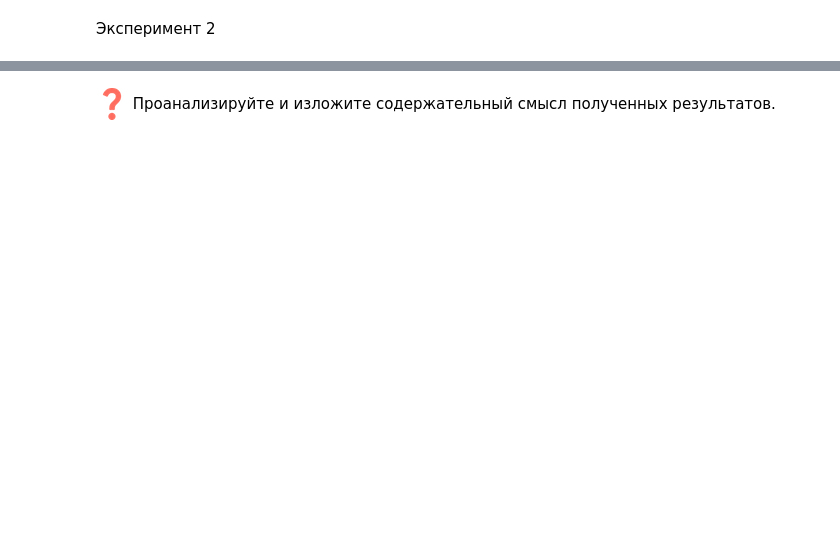
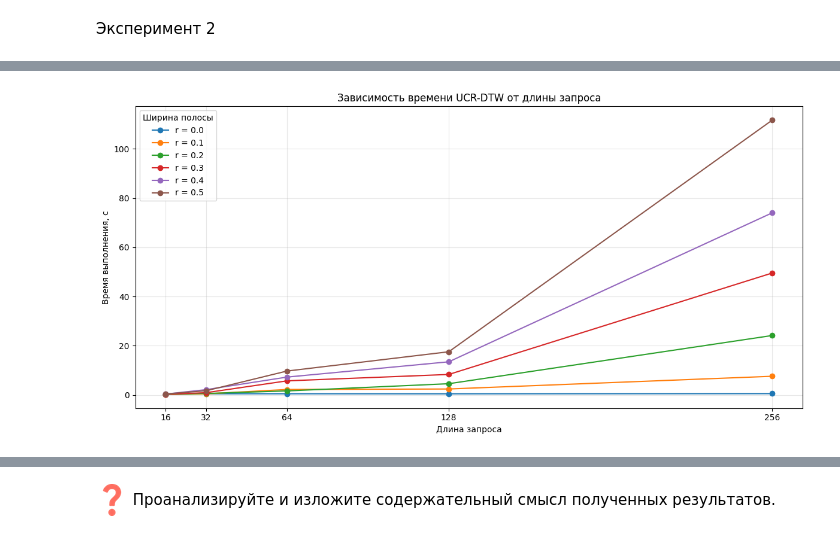
Before and after one commit to MikhailArtemev03/2026-Artemev-TimeSeriesCourse, a Jupyter notebook: practice/02 Similarity search/02_Similarity_search.ipynb, the cells around one changed output, grey strips where cells are left out. Cells and saved outputs as stored; diff of their text form; code cells hidden in the pictures; blank space fills up the shorter version.

```diff
--- a/practice/02 Similarity search/02_Similarity_search.ipynb
+++ b/practice/02 Similarity search/02_Similarity_search.ipynb
@@ -651,8 +653,6 @@ importlib.reload(modules.experiments)
 
 from modules.experiments import run_experiment, visualize_plot_times
 from modules.utils import random_walk
-
-algorithm_params['normalize'] = algorithm_params['is_normalize']
 
 # Генерируем данные один раз для всех значений r
 random.seed(2027)
@@ -952,3 +1181,25 @@ comparison_param = np.array(r_list)
+# %%
+comparison_param = np.array(r_list)
+plt.figure(figsize=(12, 6))
+
+for i, r_value in enumerate(comparison_param):
+    plt.plot(
+        ucr_exp2_params['varying']['m'],
+        ucr_exp2_times[i],
+        marker='o',
+        label=f'r = {r_value}'
+    )
+
+plt.title('Зависимость времени UCR-DTW от длины запроса')
+plt.xlabel('Длина запроса')
+plt.ylabel('Время выполнения, с')
+plt.xticks(ucr_exp2_params['varying']['m'])
+plt.legend(title='Ширина полосы')
+plt.grid(alpha=0.3)
+plt.tight_layout()
+plt.show()
+# %% [output]
+[figure, added]
 # %%
 tab_index = [f"m = {m}" for m in m_list]
 tab_columns = [f"r = {r}" for r in r_list]
```
Also changed, not shown: parts of 37 cells of this notebook.
